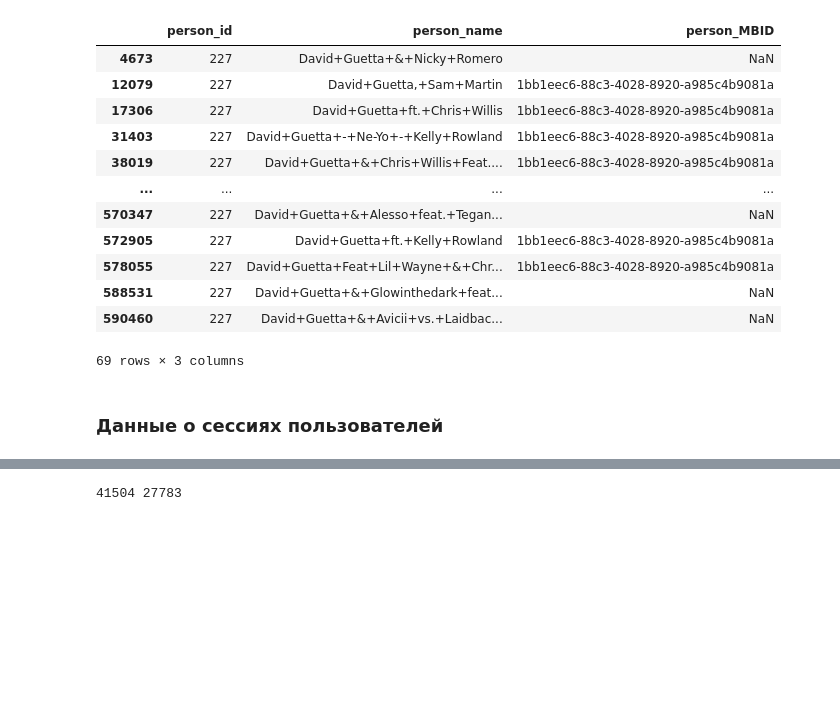
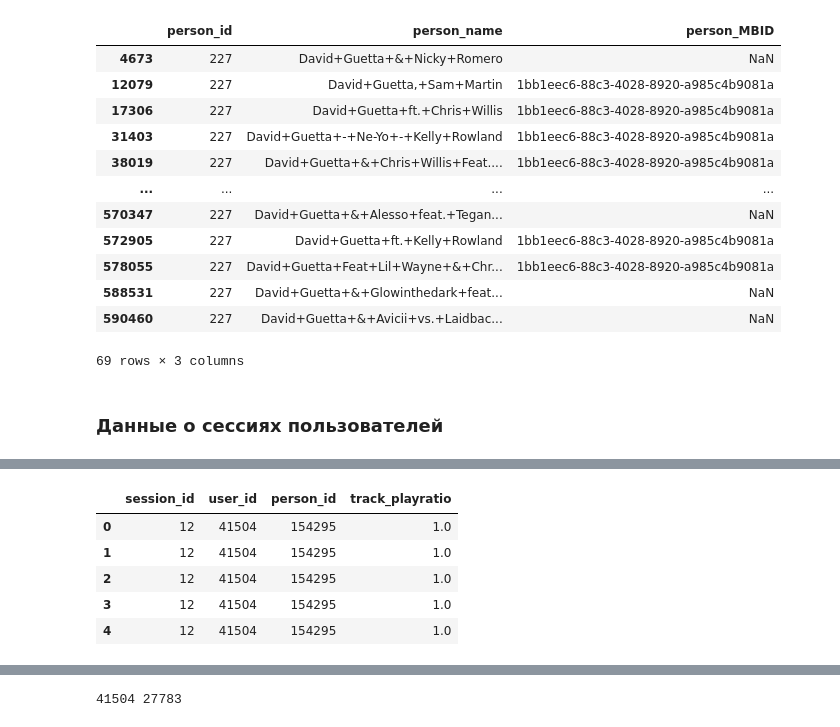
Before and after one commit to MaxBalashov/VK-CoreML-TestTask, a Jupyter notebook: notebooks/RecSys.ipynb, the cells around one changed output, grey strips where cells are left out. Cells and saved outputs as stored; diff of their text form; code cells hidden in the pictures; blank space fills up the shorter version.

```diff
--- a/notebooks/RecSys.ipynb
+++ b/notebooks/RecSys.ipynb
@@ -97,0 +95,17 @@ user_person_test = sessions_test[['session_id', 'user_id', 'person_id', 'track_p
+# %%
+user_person_train = sessions_train[['session_id', 'user_id', 'person_id', 'track_playratio']]
+user_person_test = sessions_test[['session_id', 'user_id', 'person_id', 'track_playratio']]
+
+user_person_train.loc[user_person_train['track_playratio'] > 1, 'track_playratio'] = 1
+user_person_train['track_playratio'] = user_person_train['track_playratio'].round()
+# user_person_train = user_person_train[
+#     ~user_person_train['track_playratio'].isna()
+#     & ~(user_person_train['track_playratio'] == 0)
+# ]
+
+user_person_test.loc[user_person_test['track_playratio'] > 1, 'track_playratio'] = 1
+user_person_test['track_playratio'] = user_person_test['track_playratio'].round()
+# user_person_test = user_person_test[
+#     ~user_person_test['track_playratio'].isna()
+#     & ~(user_person_test['track_playratio'] == 0)
+# ]
@@ -97,0 +133,9 @@ user_person_test = sessions_test[['session_id', 'user_id', 'person_id', 'track_p
+# %%
+user_person_train.head()
+# %% [output]
+|  | session_id | user_id | person_id | track_playratio |
+| 0 | 12 | 41504 | 154295 | 1.0 |
+| 1 | 12 | 41504 | 154295 | 1.0 |
+| 2 | 12 | 41504 | 154295 | 1.0 |
+| 3 | 12 | 41504 | 154295 | 1.0 |
+| 4 | 12 | 41504 | 154295 | 1.0 |
```
Also changed, not shown: parts of 25 cells of this notebook.
